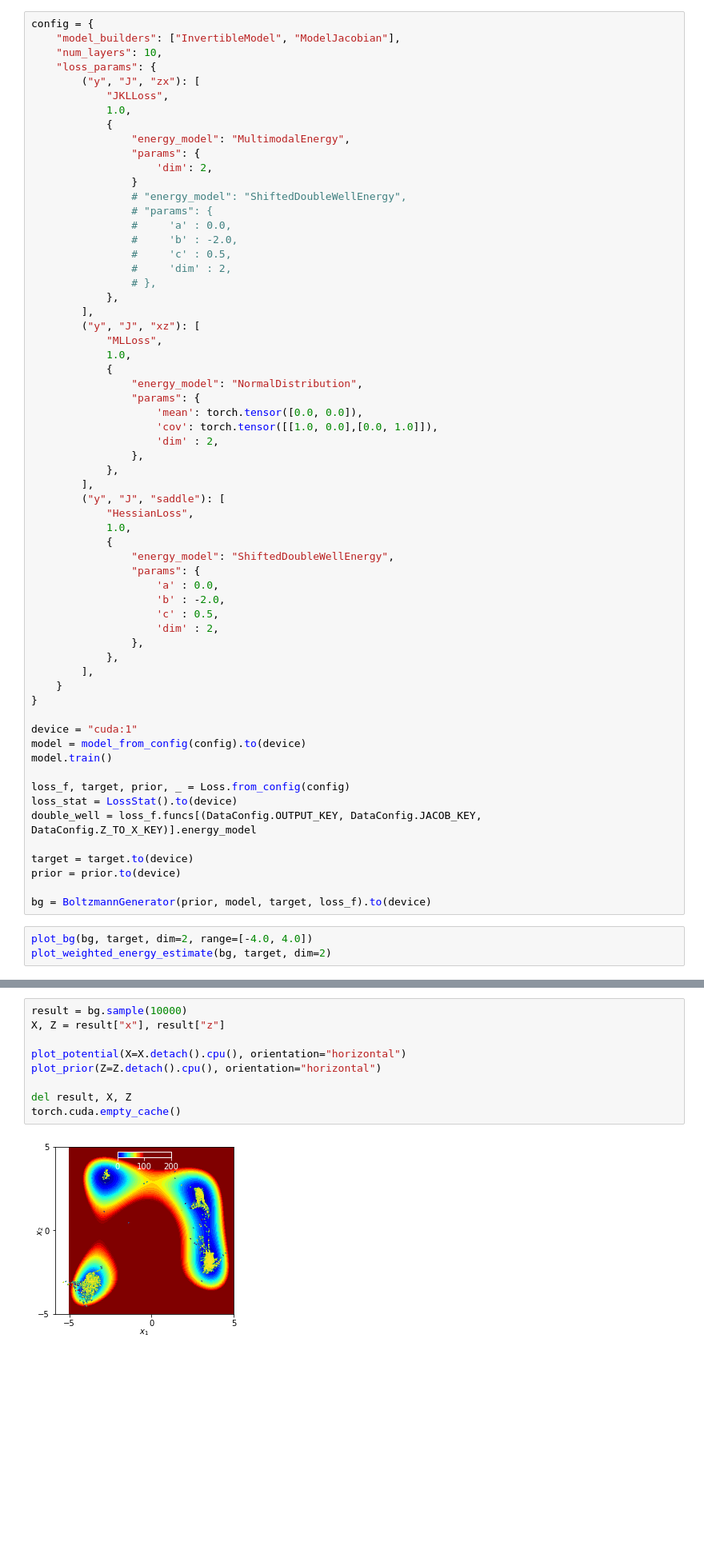
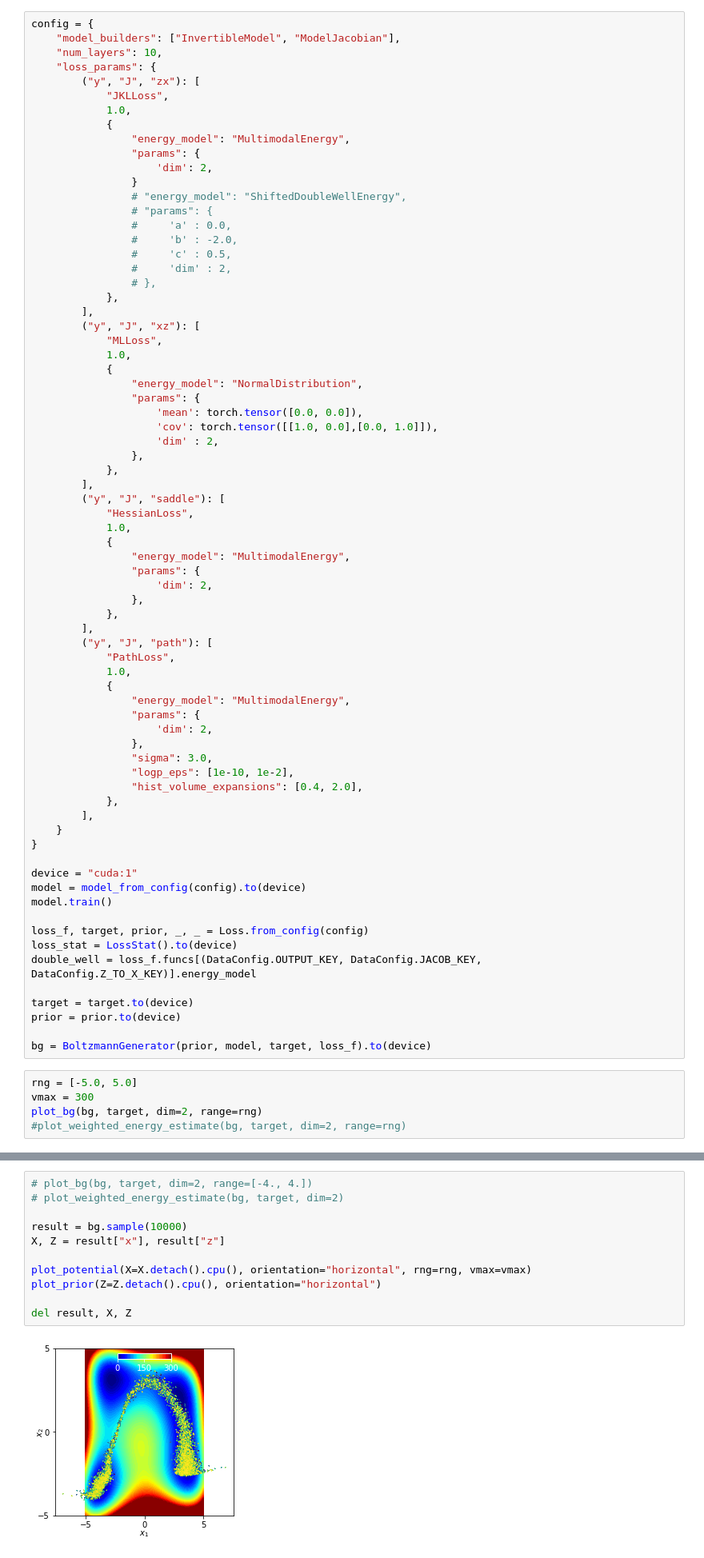
Before and after one commit to Daniangio/paper_boltzmann_generators, a Jupyter notebook: double_well.ipynb, the cells around one changed output, grey strips where cells are left out. Shown at 80% size. Drawn from its saved outputs; the diff is of its cells as text; blank space fills up the shorter version.

```diff
--- a/double_well.ipynb
+++ b/double_well.ipynb
@@ -123,13 +293,23 @@ config = {
             "HessianLoss",
             1.0,
             {
-                "energy_model": "ShiftedDoubleWellEnergy",
+                "energy_model": "MultimodalEnergy",
                 "params": {
-                    'a' : 0.0,
-                    'b' : -2.0,
-                    'c' : 0.5,
-                    'dim' : 2,
+                    'dim': 2,
                 },
+            },
+        ],
+        ("y", "J", "path"): [
+            "PathLoss",
+            1.0,
+            {
+                "energy_model": "MultimodalEnergy",
+                "params": {
+                    'dim': 2,
+                },
+                "sigma": 3.0,
+                "logp_eps": [1e-10, 1e-2],
+                "hist_volume_expansions": [0.4, 2.0],
             },
         ],
     }
@@ -139,7 +319,7 @@ device = "cuda:1"
 model = model_from_config(config).to(device)
 model.train()
 
-loss_f, target, prior, _ = Loss.from_config(config)
+loss_f, target, prior, _, _ = Loss.from_config(config)
 loss_stat = LossStat().to(device)
 double_well = loss_f.funcs[(DataConfig.OUTPUT_KEY, DataConfig.JACOB_KEY, DataConfig.Z_TO_X_KEY)].energy_model
 
@@ -148,6 +328,8 @@ prior = prior.to(device)
 
 bg = BoltzmannGenerator(prior, model, target, loss_f).to(device)
 # %%
-plot_bg(bg, target, dim=2, range=[-4.0, 4.0])
-plot_weighted_energy_estimate(bg, target, dim=2)
+rng = [-5.0, 5.0]
+vmax = 300
+plot_bg(bg, target, dim=2, range=rng)
+#plot_weighted_energy_estimate(bg, target, dim=2, range=rng)
 # %% [output]
@@ -304,11 +419,13 @@ def plot_prior(Z: torch.Tensor, cbar=True, orientation='vertical', figsize=(4, 5
 # %%
+# plot_bg(bg, target, dim=2, range=[-4., 4.])
+# plot_weighted_energy_estimate(bg, target, dim=2)
+
 result = bg.sample(10000)
 X, Z = result["x"], result["z"]
 
-plot_potential(X=X.detach().cpu(), orientation="horizontal")
+plot_potential(X=X.detach().cpu(), orientation="horizontal", rng=rng, vmax=vmax)
 plot_prior(Z=Z.detach().cpu(), orientation="horizontal")
 
 del result, X, Z
-torch.cuda.empty_cache()
 # %% [output]
-[figure, old version]
+[figure, new version]
```
Also changed, not shown: parts of 19 cells of this notebook, 10 other files.
